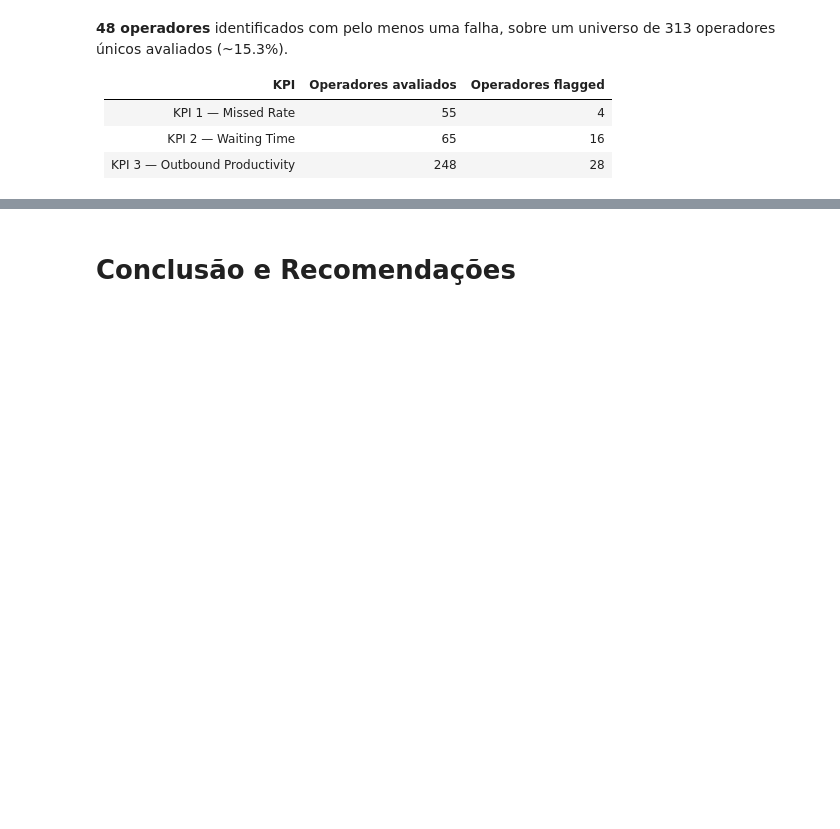
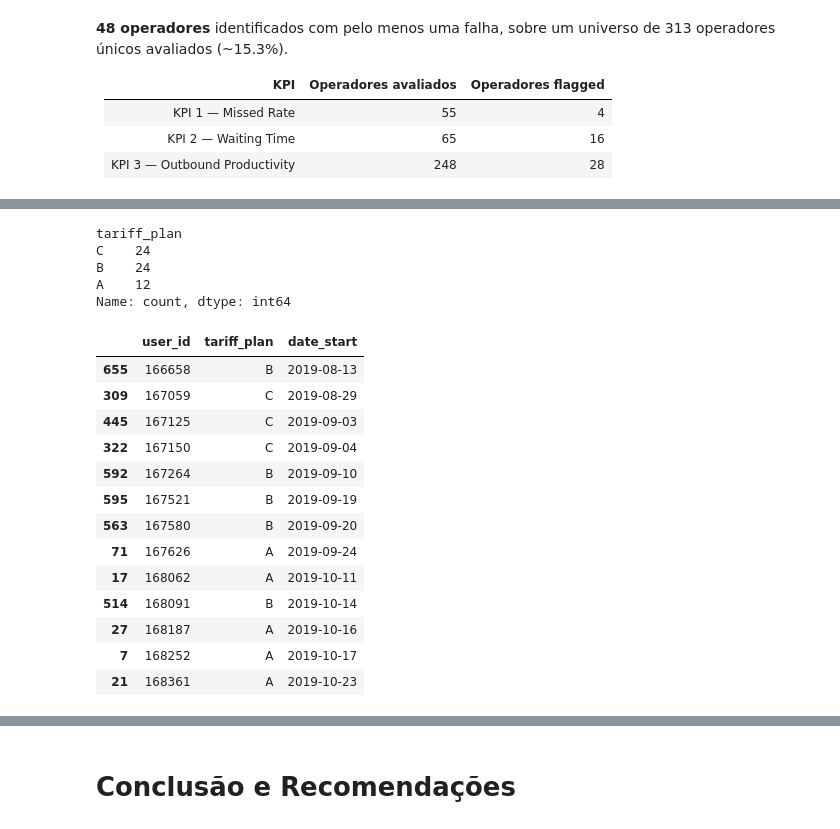
Before and after one commit to rodriguesbrian/tt14_call_me_maybe_project, a Jupyter notebook: notebook/analysis.ipynb, the cells around one changed output, grey strips where cells are left out. Saved outputs shown, nothing was run; the diff lists cells and outputs as text; code cells hidden in the pictures; blank space fills up the shorter version.

```diff
--- a/notebook/analysis.ipynb
+++ b/notebook/analysis.ipynb
@@ -1632,0 +1648,30 @@ print(company_pattern.to_string())
+# %%
+# distribuição de planos entre todas as empresas avaliadas
+companies_evaluated = consolidation['user_id'].unique()
+
+clients[clients['user_id'].astype(str).isin(companies_evaluated)]['tariff_plan'].value_counts()
+# %% [output]
+tariff_plan
+C    24
+B    24
+A    12
+Name: count, dtype: int64
+# %%
+# planos das empresas com 2+ operadores flagged
+structural = company_pattern[company_pattern['operators_flagged'] >= 2]['user_id'].astype(str)
+clients[clients['user_id'].astype(str).isin(structural)][['user_id', 'tariff_plan', 'date_start']].sort_values('date_start')
+# %% [output]
+|  | user_id | tariff_plan | date_start |
+| 655 | 166658 | B | 2019-08-13 |
+| 309 | 167059 | C | 2019-08-29 |
+| 445 | 167125 | C | 2019-09-03 |
+| 322 | 167150 | C | 2019-09-04 |
+| 592 | 167264 | B | 2019-09-10 |
+| 595 | 167521 | B | 2019-09-19 |
+| 563 | 167580 | B | 2019-09-20 |
+| 71 | 167626 | A | 2019-09-24 |
+| 17 | 168062 | A | 2019-10-11 |
+| 514 | 168091 | B | 2019-10-14 |
+| 27 | 168187 | A | 2019-10-16 |
+| 7 | 168252 | A | 2019-10-17 |
+| 21 | 168361 | A | 2019-10-23 |
```
Also changed, not shown: parts of 33 cells of this notebook.
